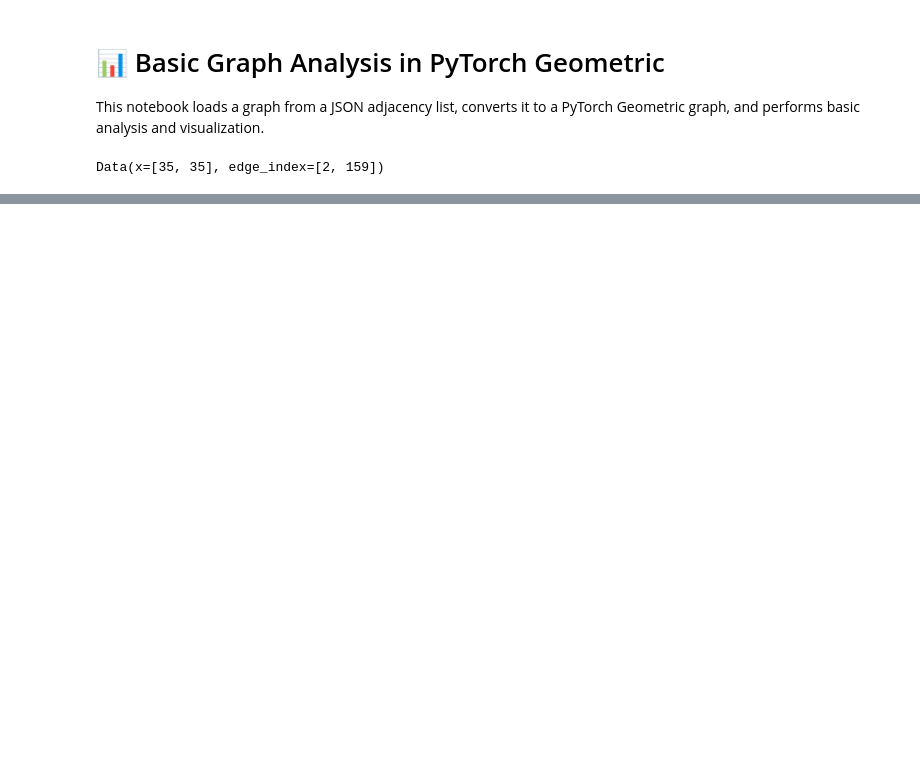
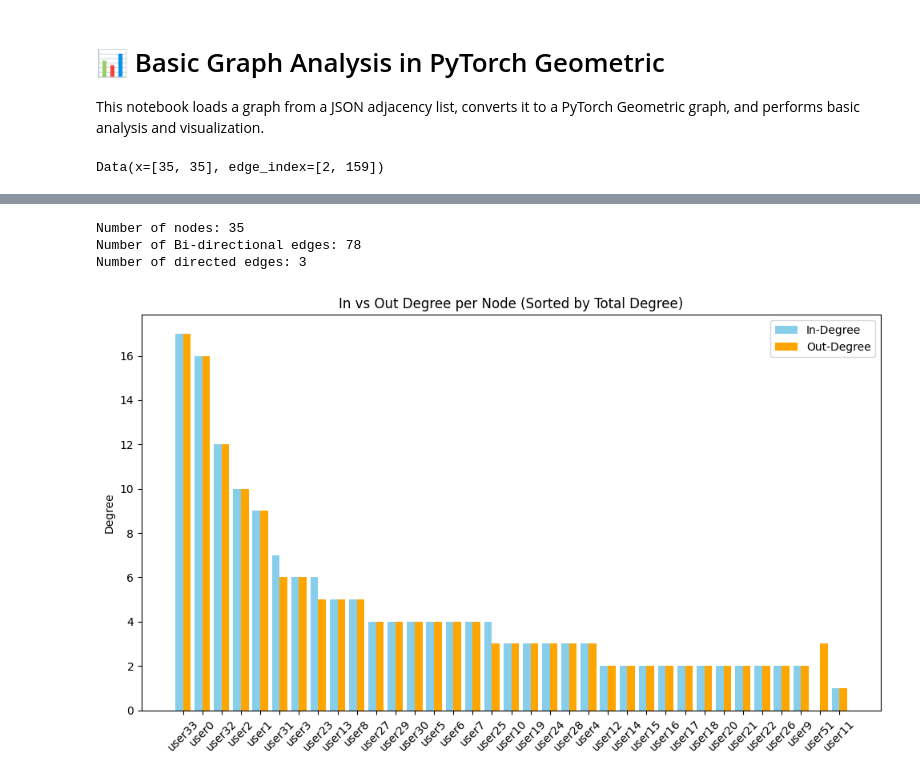
Before and after one commit to SamPease/instagram_network_analysis, a Jupyter notebook: graph_analysis.ipynb, the cells around one changed output, grey strips where cells are left out. Drawn from its saved outputs; the diff is of its cells as text; code cells hidden in the pictures; blank space fills up the shorter version.

Commit message:
graph of degrees

```diff
--- a/graph_analysis.ipynb
+++ b/graph_analysis.ipynb
@@ -74,11 +36,0 @@ plt.show()
-# %%
-# 📊 Basic Stats
-print(f"Number of nodes: {G.number_of_nodes()}")
-print(f"Number of edges: {G.number_of_edges()}")
-
-# Compute in-degree centrality
-in_deg = nx.in_degree_centrality(G)
-sorted_in_deg = sorted(in_deg.items(), key=lambda x: x[1], reverse=True)
-print("\nTop 5 nodes by in-degree centrality:")
-for node, score in sorted_in_deg[:5]:
-    print(f"{node}: {score:.3f}")
@@ -94,0 +77,36 @@ user1: 0.265
+# %%
+# 📊 Basic Stats
+print(f"Number of nodes: {G.number_of_nodes()}")
+print(f"Number of Bi-directional edges: {len(seen)}")
+print(f"Number of directed edges: {G.number_of_edges() - 2 * len(seen)}")
+
+in_deg = dict(G.in_degree())
+out_deg = dict(G.out_degree())
+
+# Compute total degree and sort nodes
+total_deg = {node: in_deg[node] + out_deg[node] for node in G.nodes()}
+sorted_nodes = sorted(total_deg, key=total_deg.get, reverse=True)
+
+# Prepare data
+in_values = [in_deg[node] for node in sorted_nodes]
+out_values = [out_deg[node] for node in sorted_nodes]
+x = np.arange(len(sorted_nodes))
+
+# Plot
+bar_width = 0.4
+
+plt.figure(figsize=(10, 6))
+plt.bar(x - bar_width/2, in_values, bar_width, label="In-Degree", color="skyblue")
+plt.bar(x + bar_width/2, out_values, bar_width, label="Out-Degree", color="orange")
+
+plt.xticks(x, sorted_nodes, rotation=45)
+plt.ylabel("Degree")
+plt.title("In vs Out Degree per Node (Sorted by Total Degree)")
+plt.legend()
+plt.tight_layout()
+plt.show()
+# %% [output]
+Number of nodes: 35
+Number of Bi-directional edges: 78
+Number of directed edges: 3
+[figure, added]
```
Also changed, not shown: parts of 5 cells of this notebook, 6 other files.
